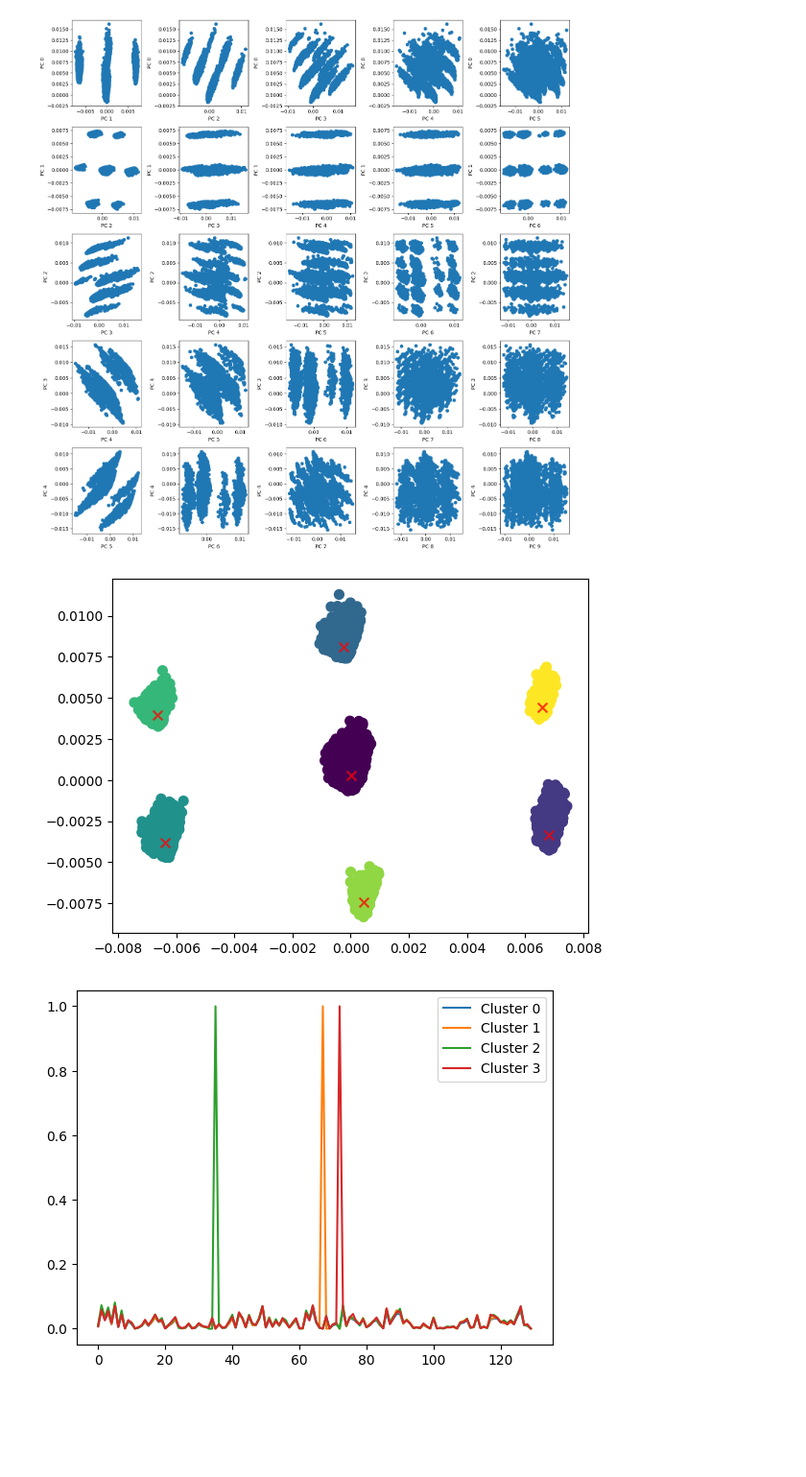
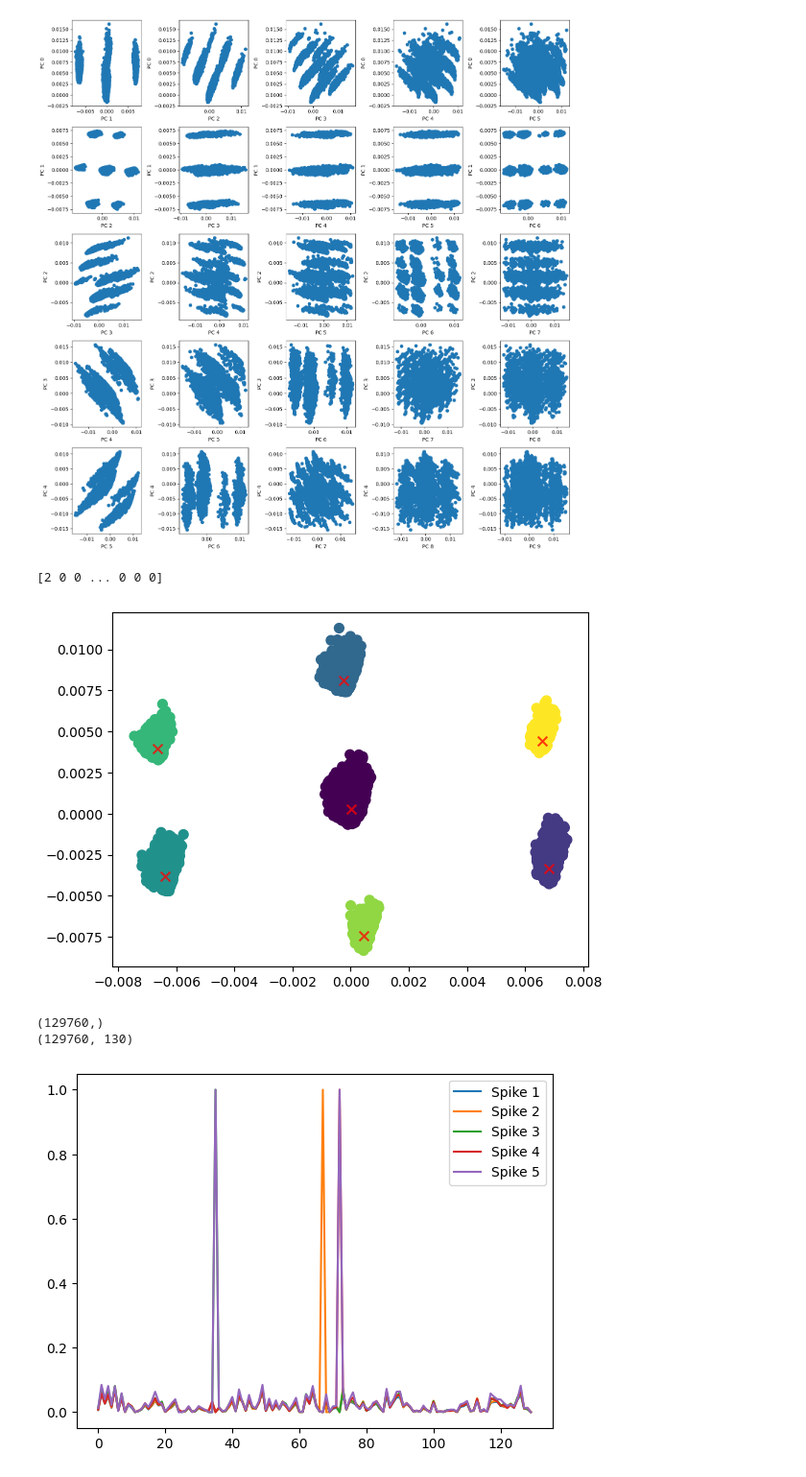
Before and after one commit to draeloslab/EFRI-workshop-2024, a Jupyter notebook: Workshop_Notebooks/Latent_Neural_Dynamics.ipynb, the cells around one changed output. Shown at 96% size. Drawn from its saved outputs; the diff is of its cells as text; code cells hidden in the pictures; blank space fills up the shorter version.

```diff
--- a/Workshop_Notebooks/Latent_Neural_Dynamics.ipynb
+++ b/Workshop_Notebooks/Latent_Neural_Dynamics.ipynb
@@ -149,6 +213,7 @@ def cluster(dim_1, dim_2, k):
     y_kmeans = kmeans.predict(X)
 
     # Plot the clusters
+    print(y_kmeans)
     plt.scatter(X[:, 0], X[:, 1], c=y_kmeans, s=50, cmap='viridis')
     centers = kmeans.cluster_centers_
     plt.scatter(centers[:, 0], centers[:, 1], marker = 'x', c='red', s=50, alpha=0.75)
@@ -165,32 +230,30 @@ def cluster(dim_1, dim_2, k):
 
 clusters = cluster(PCs[1, :], PCs[2, :], 7)
 # %% [output]
+[2 0 0 ... 0 0 0]
 [figure]
+# %%
+print(clusters.shape)
+print(rates.shape)
+# %% [output]
+(129760,)
+(129760, 130)
 # %%
 def plot_avg_rates(spikes, inds):
     K = max(inds)+1
+    K = 5
     plt.figure()
     labels = [f'Cluster {i}' for i in range(K)]
-    for i in range(4):
-        # pts = np.array(clusters[i])
-        # print(np.array(pts).shape)
-        # print(pts[:, 2].shape)
-        # print(pts[:, 2])
-        # inds = np.asarray(pts[:, 2], dtype=int)
+    for i in range(K):
         OGspikes = spikes[inds== i, :]
         avgSpikes = OGspikes.mean(axis=0)
         stdSpike = OGspikes.std(axis=0)
-        plt.plot(avgSpikes, label = labels[i])
-        # plt.fill_between(range(32), avgSpikes - stdSpike, avgSpikes + stdSpike, alpha=0.2, label='Spike '+str(i+1))
+        plt.plot(avgSpikes, label='Spike '+str(i+1))
+        # plt.fill_between(range(130), avgSpikes - stdSpike, avgSpikes + stdSpike, alpha=0.2, )
 
-    # lines = plt.gca().lines
-    # for i, line in enumerate(lines):
-    #     if i % 2 == 1:  # Add legend for every other line
-    #         line.set_label(f'{line.get_label()} (Legend)')
 
-    # plt.xlim([0, 32])
     plt.legend()
 
 plot_avg_rates(rates, clusters)
 # %% [output]
-[figure, old version]
+[figure, new version]
```
Also changed, not shown: parts of 7 cells of this notebook, 3 other files.
